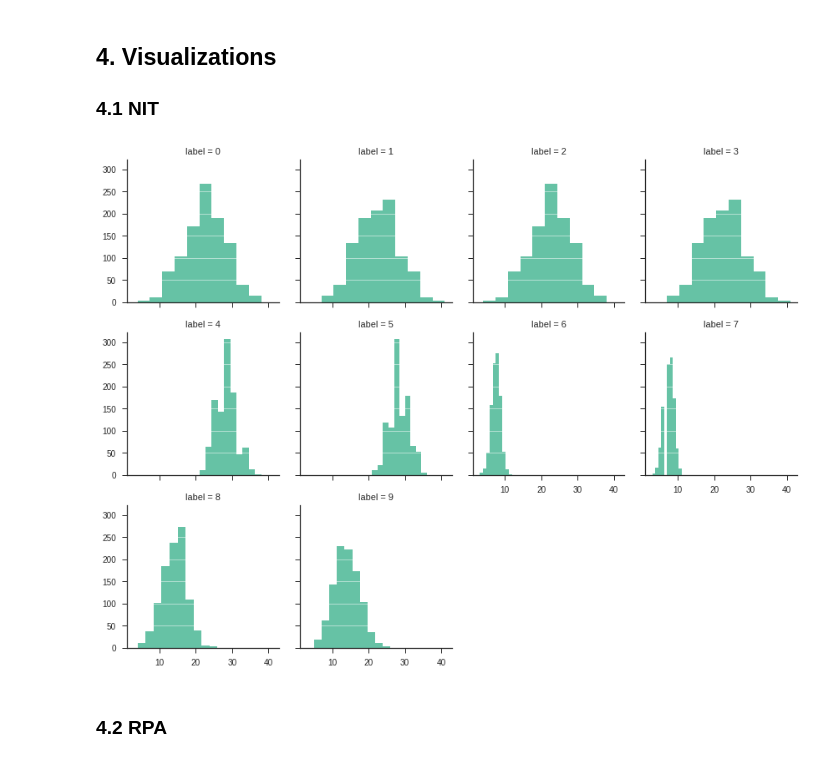
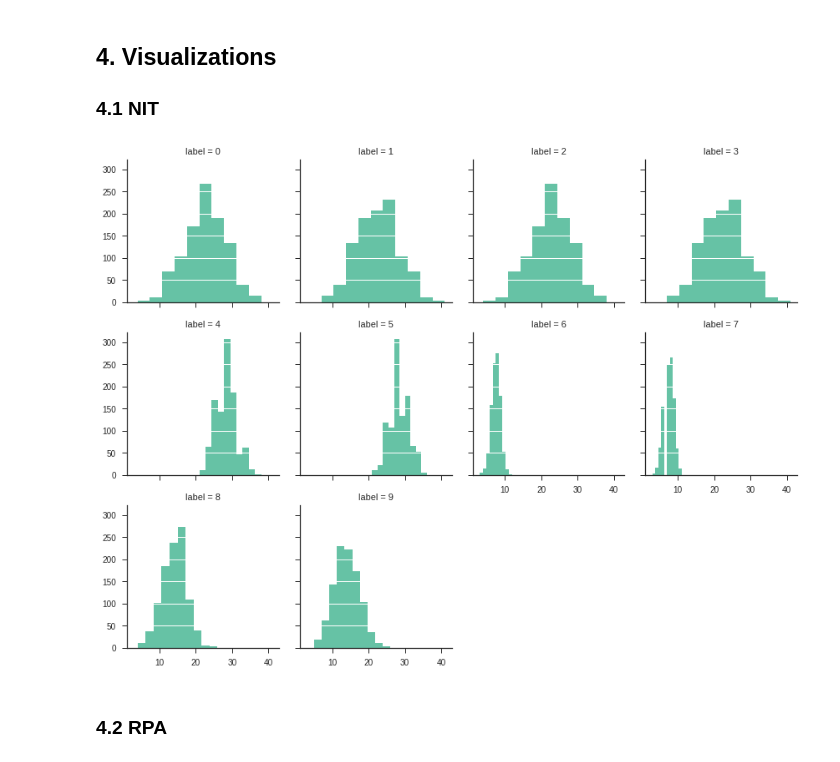
Before and after one commit to nikitautiu/datascience, a Jupyter notebook: risttest/risttest.ipynb, the cells around one changed output. Cells and saved outputs as stored; diff of their text form; code cells hidden in the pictures.

```diff
--- a/risttest/risttest.ipynb
+++ b/risttest/risttest.ipynb
@@ -406,12 +411,12 @@ X_feat = pd.concat([X_feat, Y.rename('label')], axis=1)
 # %%
 # using facet grid to
 g = sns.FacetGrid(X_feat, col='label', col_wrap=4)
 g = g.map(plt.hist, 'nit', zorder=-3)
 
 # add horizontal lines for better visualization
-g = g.map(plt.grid, axis='y', color='white', linestyle='-', linewidth=0.5)
+g = g.map(plt.grid, axis='y', color='white', linestyle='-', linewidth=1)
 # %% [output]
-[figure, old version]
+[figure, new version]
 # %% [markdown]
 ### 4.2 RPA
 # %%
```
Also changed, not shown: parts of 13 cells of this notebook.
